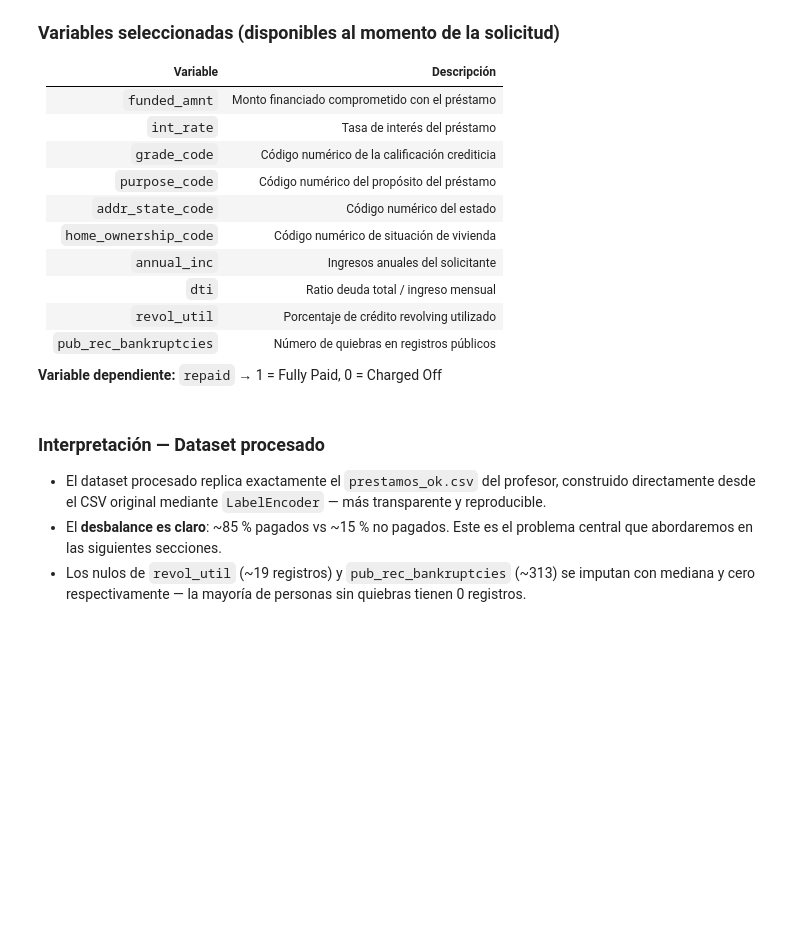
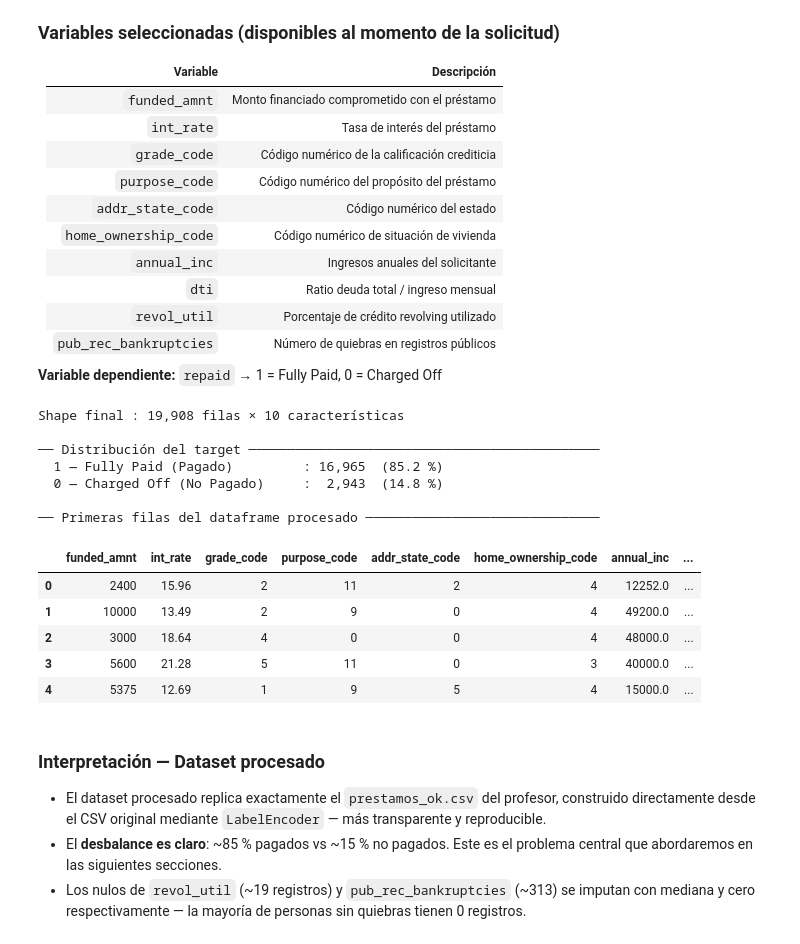
Before and after one commit to gibran564/IAF-2504-MachineLearning, a Jupyter notebook: unidad_3/Practica_2_RegresionLogistica_LendingClub.ipynb, the cells around one changed output. Cells and saved outputs as stored; diff of their text form; code cells hidden in the pictures; blank space fills up the shorter version.

```diff
--- a/unidad_3/Practica_2_RegresionLogistica_LendingClub.ipynb
+++ b/unidad_3/Practica_2_RegresionLogistica_LendingClub.ipynb
@@ -143,7 +148,8 @@ Solo las características disponibles **antes de que se inicie el préstamo** pu
 # ==============================================================================
 # PASO 2: Cargar dataset, codificar variables y construir target
 # ==============================================================================
-df_raw = pd.read_csv('lending_club_2007_2011_6_states.csv')
+url="https://raw.githubusercontent.com/gibran564/IAF-2504-MachineLearning/refs/heads/main/unidad_3/datasets/lending_club_2007_2011_6_states.csv"
+df_raw = pd.read_csv(url)
 
 # ── Selección de columnas del profesor ─────────────────────────────────────
 COLS_ORIG = ['funded_amnt', 'int_rate', 'grade', 'purpose', 'addr_state',
@@ -158,33 +164,47 @@ le = LabelEncoder()
 df['grade_code']          = le.fit_transform(df['grade'])          # A=0 B=1 ... G=6
 df['purpose_code']        = le.fit_transform(df['purpose'])
 df['addr_state_code']     = le.fit_transform(df['addr_state'])
 df['home_ownership_code'] = le.fit_transform(df['home_ownership'])
 
 # ── Variable objetivo ───────────────────────────────────────────────────────
 df['repaid'] = (df['loan_status'] == 'Fully Paid').astype(int)
 
 # ── Imputar nulos con mediana ───────────────────────────────────────────────
 df['revol_util']          = df['revol_util'].fillna(df['revol_util'].median())
 df['pub_rec_bankruptcies']= df['pub_rec_bankruptcies'].fillna(0)
 
 # ── Variables finales ────────────────────────────────────────────────────────
 FEATURES = ['funded_amnt', 'int_rate', 'grade_code', 'purpose_code',
             'addr_state_code', 'home_ownership_code', 'annual_inc',
             'dti', 'revol_util', 'pub_rec_bankruptcies']
 TARGET   = 'repaid'
 
 X = df[FEATURES]
 y = df[TARGET]
 
 print(f'Shape final : {X.shape[0]:,} filas × {X.shape[1]} características')
 print(f'\n── Distribución del target ─────────────────────────────────────────────')
 vc = y.value_counts()
 for val, n in vc.items():
     label = 'Fully Paid (Pagado)' if val == 1 else 'Charged Off (No Pagado)'
     print(f'  {val} — {label:<28}: {n:>6,}  ({n/len(y)*100:.1f} %)')
 
 print('\n── Primeras filas del dataframe procesado ──────────────────────────────')
 display(df[FEATURES + [TARGET]].head(5))
+# %% [output]
+Shape final : 19,908 filas × 10 características
+
+── Distribución del target ─────────────────────────────────────────────
+  1 — Fully Paid (Pagado)         : 16,965  (85.2 %)
+  0 — Charged Off (No Pagado)     :  2,943  (14.8 %)
+
+── Primeras filas del dataframe procesado ──────────────────────────────
+|  | funded_amnt | int_rate | grade_code | purpose_code | addr_state_code | home_ownership_code | annual_inc | ... |
+| 0 | 2400 | 15.96 | 2 | 11 | 2 | 4 | 12252.0 | ... |
+| 1 | 10000 | 13.49 | 2 | 9 | 0 | 4 | 49200.0 | ... |
+| 2 | 3000 | 18.64 | 4 | 0 | 0 | 4 | 48000.0 | ... |
+| 3 | 5600 | 21.28 | 5 | 11 | 0 | 3 | 40000.0 | ... |
+| 4 | 5375 | 12.69 | 1 | 9 | 5 | 4 | 15000.0 | ... |
 # %% [markdown]
 ### Interpretación — Dataset procesado
 
```
Also changed, not shown: parts of 15 cells of this notebook.
